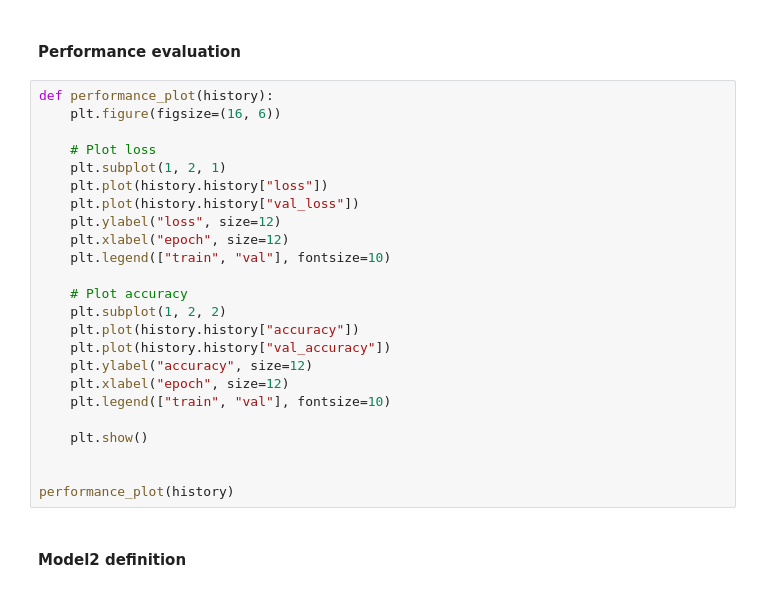
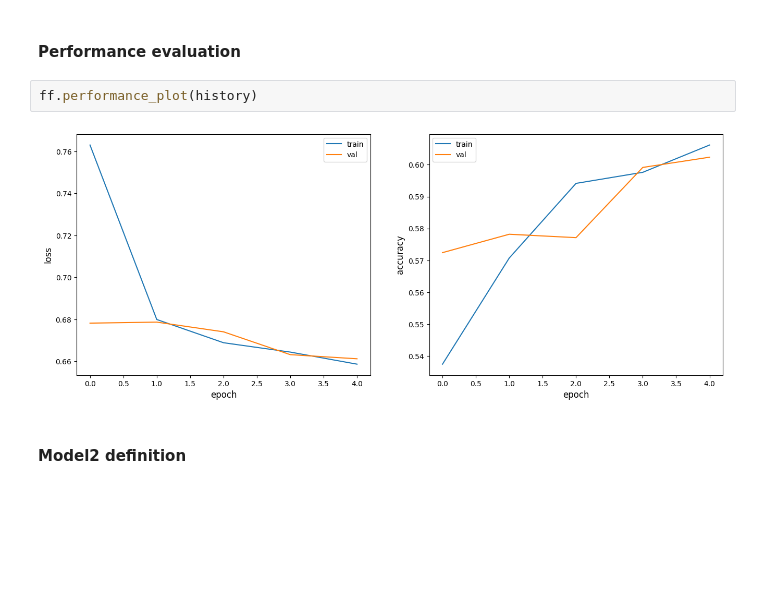
Before and after one commit to TommasoLocatelli/ml_cats_vs_dogs, a Jupyter notebook: 1.FeedForward.ipynb, the cells around one changed output. Drawn from its saved outputs; the diff is of its cells as text; blank space fills up the shorter version.

```diff
--- a/1.FeedForward.ipynb
+++ b/1.FeedForward.ipynb
@@ -60,29 +97,9 @@ history = model.fit(train, validation_data=test, epochs=5)
 # %% [markdown]
 #### Performance evaluation
-# %%
-def performance_plot(history):
-    plt.figure(figsize=(16, 6))
-
-    # Plot loss
-    plt.subplot(1, 2, 1)
-    plt.plot(history.history["loss"])
-    plt.plot(history.history["val_loss"])
-    plt.ylabel("loss", size=12)
-    plt.xlabel("epoch", size=12)
-    plt.legend(["train", "val"], fontsize=10)
-
-    # Plot accuracy
-    plt.subplot(1, 2, 2)
-    plt.plot(history.history["accuracy"])
-    plt.plot(history.history["val_accuracy"])
-    plt.ylabel("accuracy", size=12)
-    plt.xlabel("epoch", size=12)
-    plt.legend(["train", "val"], fontsize=10)
-
-    plt.show()
-
-
-performance_plot(history)
+# %%
+ff.performance_plot(history)
+# %% [output]
+[figure, added]
 # %% [markdown]
 #### Model2 definition
 # %%
```
Also changed, not shown: parts of 11 cells of this notebook, 4 other files.
